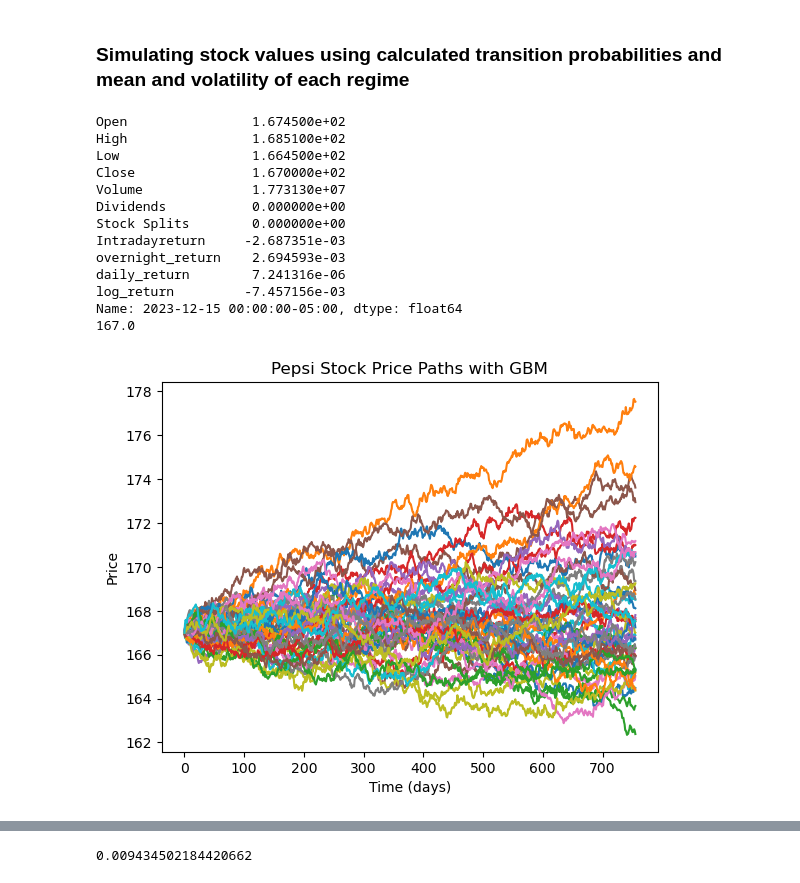
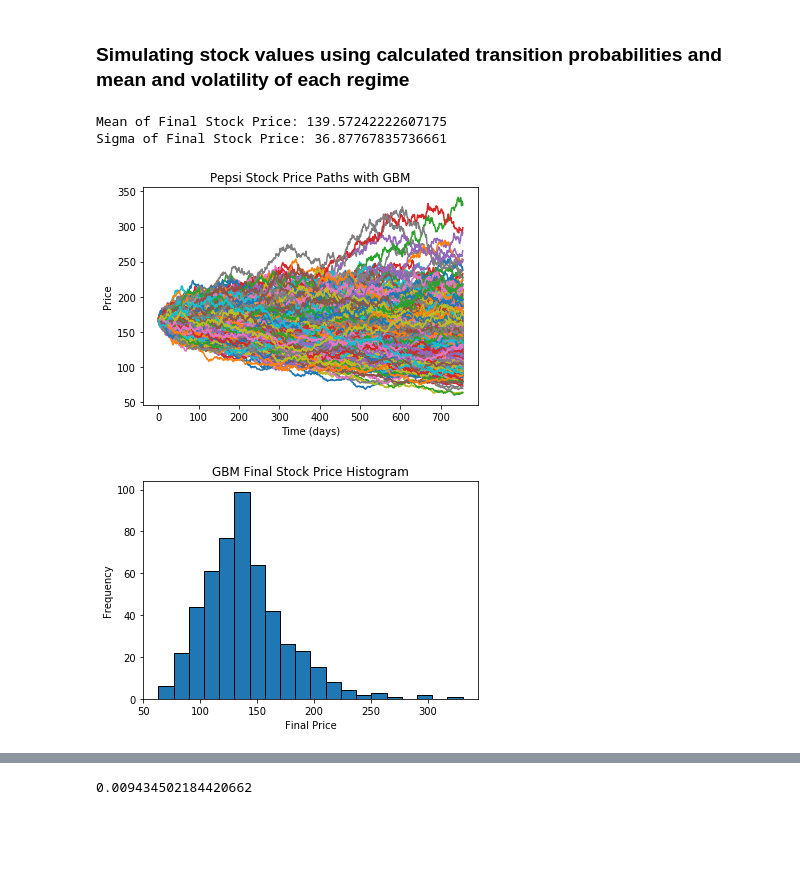
Before and after one commit to 1-stefan/MA477, a Jupyter notebook: MA477/477_proj_dec11.ipynb, the cells around one changed output, grey strips where cells are left out. Saved outputs shown, nothing was run; the diff lists cells and outputs as text; code cells hidden in the pictures; blank space fills up the shorter version.

Commit message:
Add files via upload
fixed some of the spread issues, added histograms and looks to be working fine

```diff
--- a/MA477/477_proj_dec11.ipynb
+++ b/MA477/477_proj_dec11.ipynb
@@ -426,54 +439,61 @@ def gbm(ticker, num_sims, initial_price, num_days, mu_bull, mu_bear, vol_bull, v
         simulated_prices[i] = initial_price * np.cumprod(1 + daily_returns)
     return simulated_prices
 # %%
+
 def gbm_stock_price(S0, mu, sigma, T, N, W):
     dt = T / N
     t = np.linspace(0, T, N+1)
     #W = np.random.standard_normal(size=N+1)
     #print(W)
-    W = np.cumsum(W) * np.sqrt(dt)  # Brownian motion
-    X = (0.06 - 0.5 * sigma**2) * dt + sigma * W  # GBM process
+    W = np.cumsum(W)* np.sqrt(dt)  # Brownian motion
+    X = (mu - 0.5 * sigma**2) * t + sigma * W  # GBM process
     S = S0 * np.exp(X)  # Stock price process
     S[0] = S0
     return S
 
-num_sims = 50
+num_sims = 500
 T = 3
 num_days = T*252
 W = np.zeros((num_sims, num_days))
 sim_gbm = np.zeros((num_sims, num_days))
 stock = grabstock('PEP', T)
 initial_price = stock['Close'].iloc[-1]
-print(stock.iloc[-1])
-print(initial_price)
+#print(stock.iloc[-1])
+#print(initial_price)
 mu = start_regime('PEP')[1]
 sigma = start_regime('PEP')[2]
+final_price = np.zeros(num_sims)
 for i in range(num_sims):
-    np.random.seed(None)
     W[i] = np.random.standard_normal(size=num_days)
-    sim_gbm[i] = gbm_stock_price(initial_price, mu, sigma, T, num_days-1, W[i])
+    sim_gbm[i] = gbm_stock_price(initial_price, mu*252, sigma*np.sqrt(252), T, num_days-1, W[i])
+    final_price[i] = (sim_gbm[i][num_days-1])
+mean_final_price = np.mean(final_price)
+std_final_price = np.std(final_price)
+print("Mean of Final Stock Price:", mean_final_price)
+print("Sigma of Final Stock Price:", std_final_price)
+
+#print(sim_gbm)
 
 for i in range(num_sims):
     plt.plot(sim_gbm[i])
+
+
 plt.title("Pepsi Stock Price Paths with GBM")
 plt.xlabel("Time (days)")
 plt.ylabel("Price")
 plt.show()
 # %% [output]
-Open                1.674500e+02
-High                1.685100e+02
-Low                 1.664500e+02
-Close               1.670000e+02
-Volume              1.773130e+07
-Dividends           0.000000e+00
-Stock Splits        0.000000e+00
-Intradayreturn     -2.687351e-03
-overnight_return    2.694593e-03
-daily_return        7.241316e-06
-log_return         -7.457156e-03
-Name: 2023-12-15 00:00:00-05:00, dtype: float64
-167.0
+Mean of Final Stock Price: 139.57242222607175
+Sigma of Final Stock Price: 36.87767835736661
-[figure, old version]
+[figure, new version]
+# %%
+plt.hist(final_price, bins=20, edgecolor='black')  # Adjust the number of bins as needed
+plt.title('GBM Final Stock Price Histogram')
+plt.xlabel('Final Price')
+plt.ylabel('Frequency')
+plt.show()
+# %% [output]
+[figure, added]
 # %%
 W1 = np.zeros((num_sims, num_days))
 S1 = np.zeros((num_sims,num_days))
```
Also changed, not shown: parts of 14 cells of this notebook.
